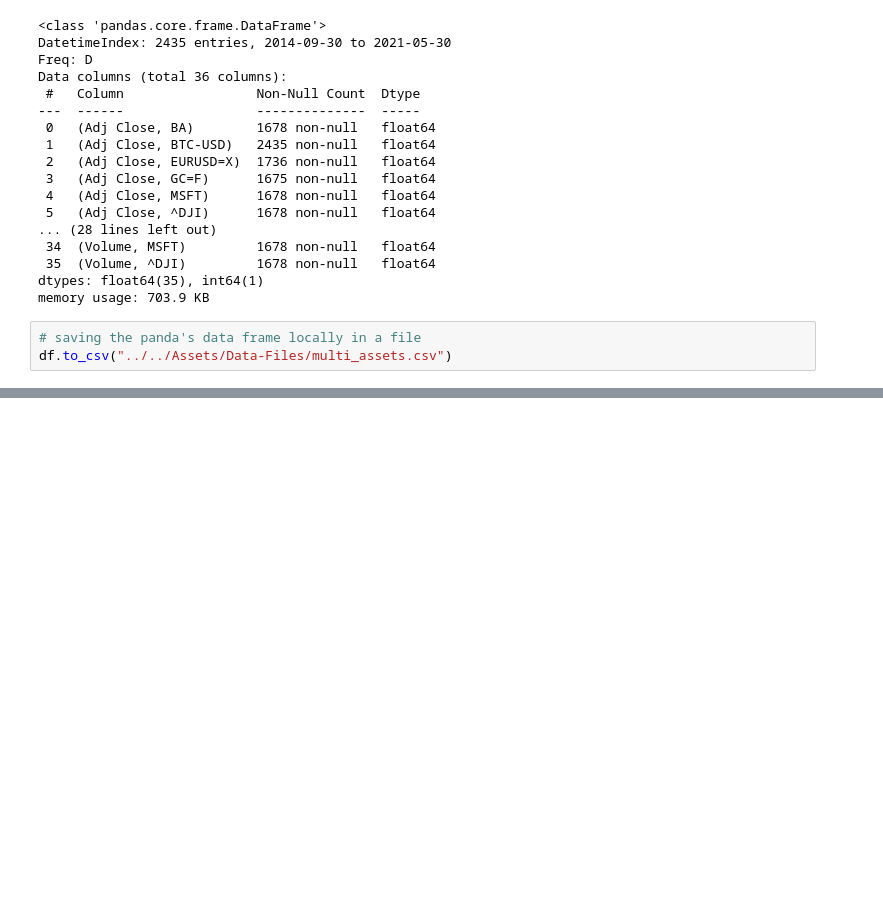
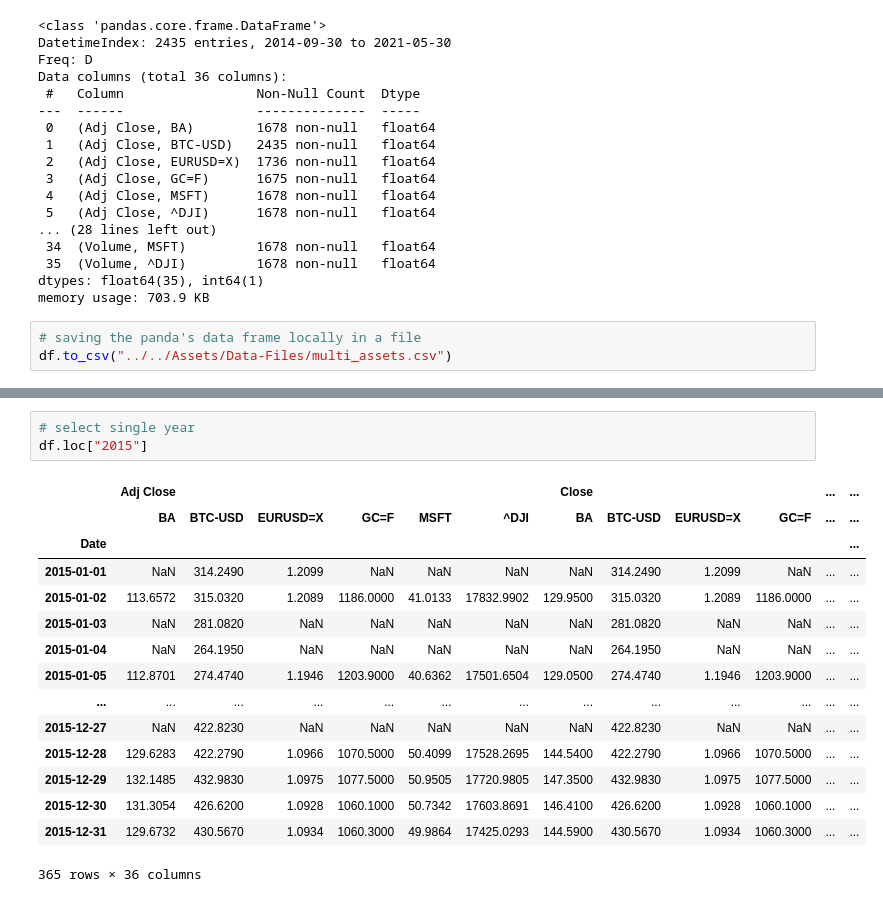
Before and after one commit to mindeleven/introduction-to-python, a Jupyter notebook: Cryptocurrency-Algorithmic-Trading-Python/02-Financial-Data-Analysis-with-Python-and-Pandas/01-Financial-Data-Analysis-with-Python.ipynb, the cells around one changed output, grey strips where cells are left out. Saved outputs shown, nothing was run; the diff lists cells and outputs as text; blank space fills up the shorter version.

```diff
--- a/Cryptocurrency-Algorithmic-Trading-Python/02-Financial-Data-Analysis-with-Python-and-Pandas/01-Financial-Data-Analysis-with-Python.ipynb
+++ b/Cryptocurrency-Algorithmic-Trading-Python/02-Financial-Data-Analysis-with-Python-and-Pandas/01-Financial-Data-Analysis-with-Python.ipynb
@@ -109,0 +235,19 @@ df.to_csv("../../Assets/Data-Files/multi_assets.csv")
+# %%
+# select single year
+df.loc["2015"]
+# %% [output]
+|  | Adj Close |  |  |  |  |  | Close |  |  |  | ... | ... |
+|  | BA | BTC-USD | EURUSD=X | GC=F | MSFT | ^DJI | BA | BTC-USD | EURUSD=X | GC=F | ... | ... |
+| Date |  |  |  |  |  |  |  |  |  |  |  | ... |
+| 2015-01-01 | NaN | 314.2490 | 1.2099 | NaN | NaN | NaN | NaN | 314.2490 | 1.2099 | NaN | ... | ... |
+| 2015-01-02 | 113.6572 | 315.0320 | 1.2089 | 1186.0000 | 41.0133 | 17832.9902 | 129.9500 | 315.0320 | 1.2089 | 1186.0000 | ... | ... |
+| 2015-01-03 | NaN | 281.0820 | NaN | NaN | NaN | NaN | NaN | 281.0820 | NaN | NaN | ... | ... |
+| 2015-01-04 | NaN | 264.1950 | NaN | NaN | NaN | NaN | NaN | 264.1950 | NaN | NaN | ... | ... |
+| 2015-01-05 | 112.8701 | 274.4740 | 1.1946 | 1203.9000 | 40.6362 | 17501.6504 | 129.0500 | 274.4740 | 1.1946 | 1203.9000 | ... | ... |
+| ... | ... | ... | ... | ... | ... | ... | ... | ... | ... | ... | ... | ... |
+| 2015-12-27 | NaN | 422.8230 | NaN | NaN | NaN | NaN | NaN | 422.8230 | NaN | NaN | ... | ... |
+| 2015-12-28 | 129.6283 | 422.2790 | 1.0966 | 1070.5000 | 50.4099 | 17528.2695 | 144.5400 | 422.2790 | 1.0966 | 1070.5000 | ... | ... |
+| 2015-12-29 | 132.1485 | 432.9830 | 1.0975 | 1077.5000 | 50.9505 | 17720.9805 | 147.3500 | 432.9830 | 1.0975 | 1077.5000 | ... | ... |
+| 2015-12-30 | 131.3054 | 426.6200 | 1.0928 | 1060.1000 | 50.7342 | 17603.8691 | 146.4100 | 426.6200 | 1.0928 | 1060.1000 | ... | ... |
+| 2015-12-31 | 129.6732 | 430.5670 | 1.0934 | 1060.3000 | 49.9864 | 17425.0293 | 144.5900 | 430.5670 | 1.0934 | 1060.3000 | ... | ... |
+365 rows × 36 columns
```
Also changed, not shown: parts of 14 cells of this notebook.
